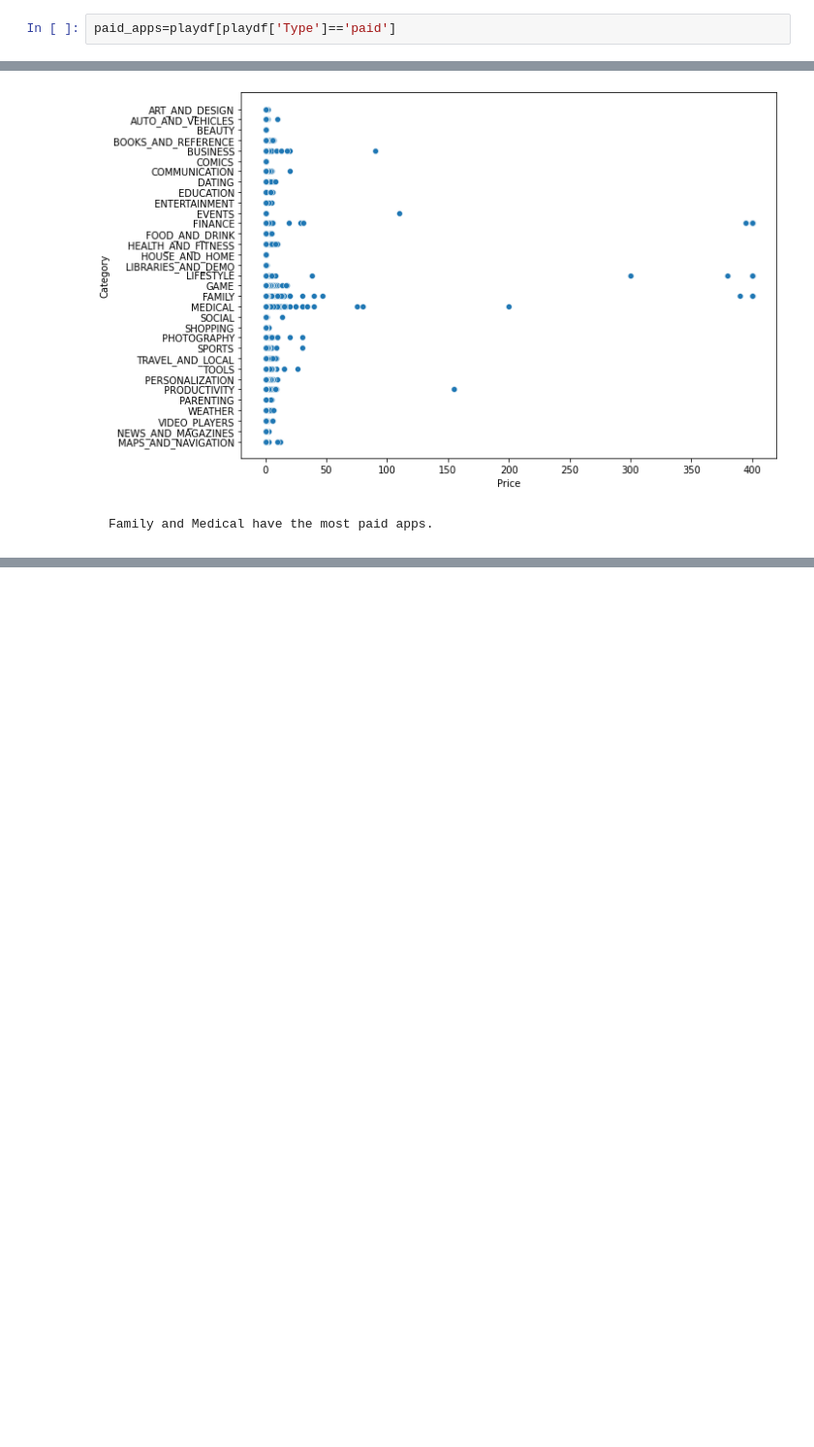
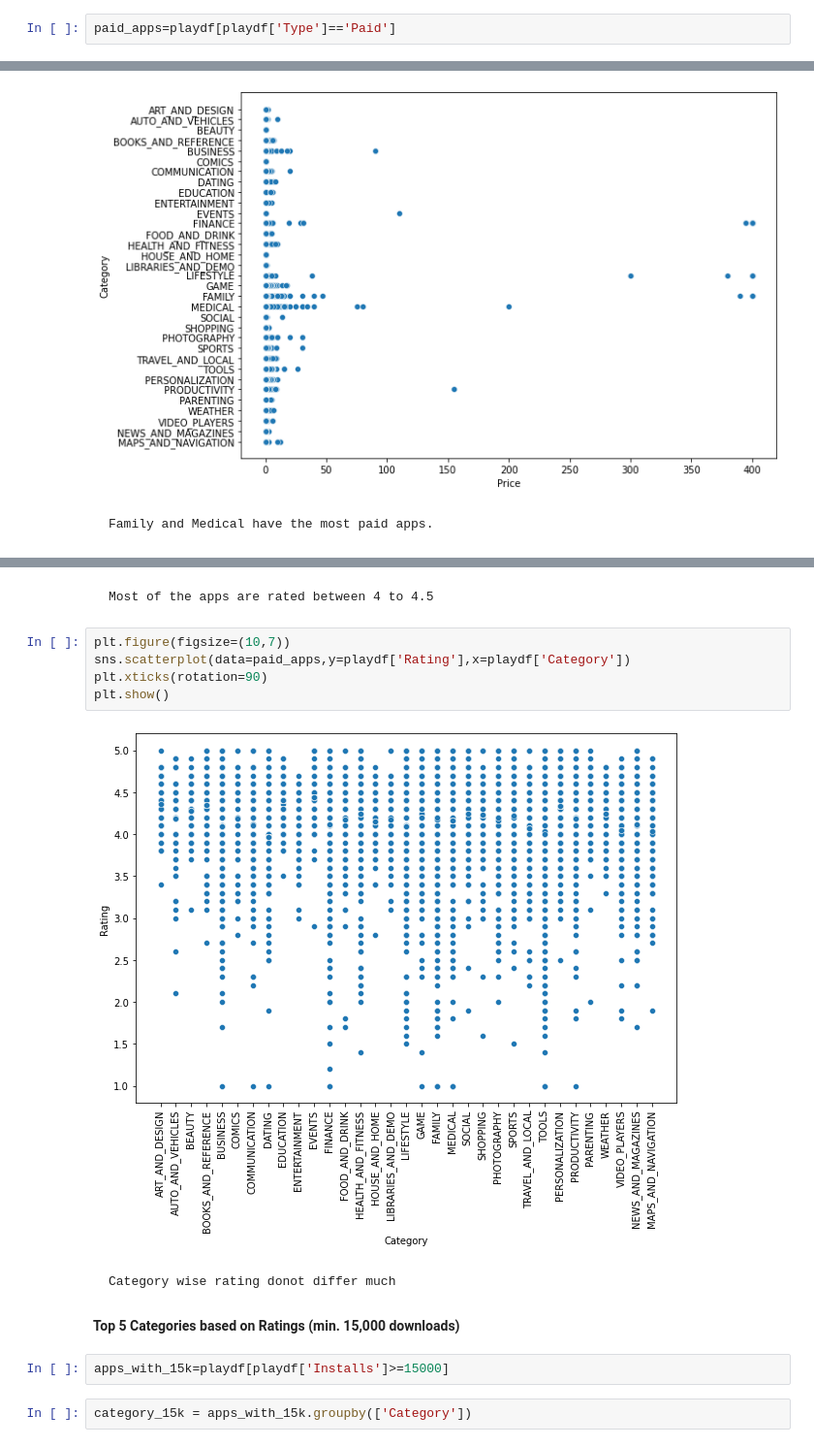
Before and after one commit to AjayUnique/EDA-playstore-app, a Jupyter notebook: Ajay_Tiwari_playstore.ipynb, the cells around one changed output, grey strips where cells are left out. Shown: that part at 97% size. Drawn from its saved outputs; the diff is of its cells as text; blank space fills up the shorter version.

```diff
--- a/Ajay_Tiwari_playstore.ipynb
+++ b/Ajay_Tiwari_playstore.ipynb
@@ -419,7 +419,7 @@ plt.show()
 # %% [markdown]
 **Price Distrubution in Paid Apps**
 # %%
-paid_apps=playdf[playdf['Type']=='paid']
+paid_apps=playdf[playdf['Type']=='Paid']
 # %%
 playdf['Category']
 # %% [output]
@@ -445,0 +479,17 @@ plt.show()
+# %% [markdown]
+    Most of the apps are rated between 4 to 4.5
+# %%
+plt.figure(figsize=(10,7))
+sns.scatterplot(data=paid_apps,y=playdf['Rating'],x=playdf['Category'])
+plt.xticks(rotation=90)
+plt.show()
+# %% [output]
+[figure, added]
+# %% [markdown]
+    Category wise rating donot differ much
+# %% [markdown]
+**Top 5 Categories based on Ratings (min. 15,000 downloads)**
+# %%
+apps_with_15k=playdf[playdf['Installs']>=15000]
+# %%
+category_15k = apps_with_15k.groupby(['Category'])
```
Also changed, not shown: parts of 30 cells of this notebook.
